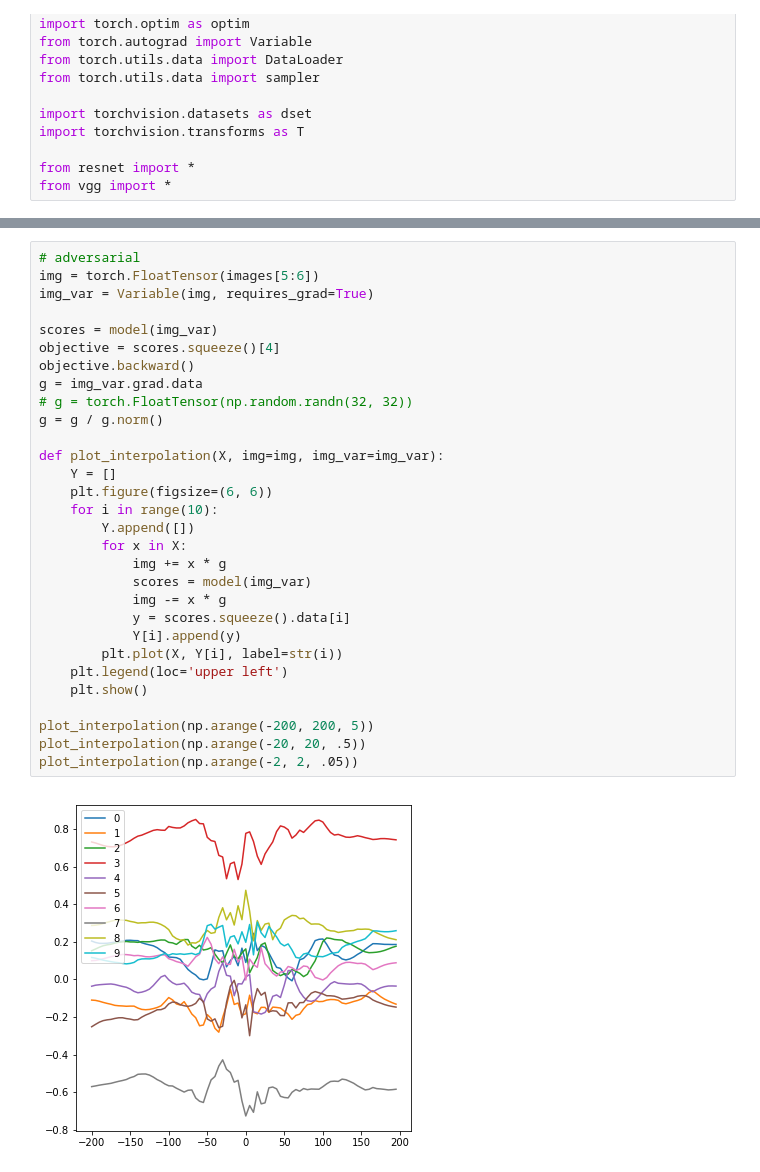
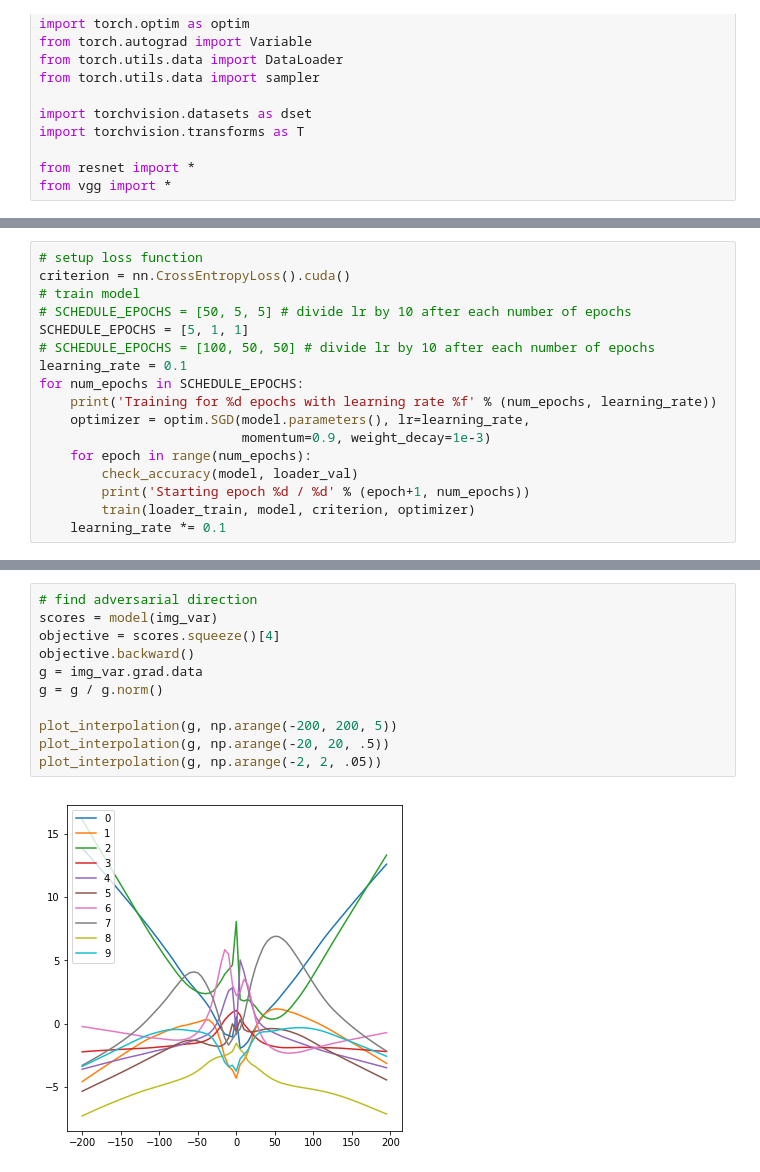
Before and after one commit to KellerJordan/Adversarial, a Jupyter notebook: LinearityExperiment.ipynb, the cells around one changed output, grey strips where cells are left out. Saved outputs shown, nothing was run; the diff lists cells and outputs as text.

```diff
--- a/LinearityExperiment.ipynb
+++ b/LinearityExperiment.ipynb
@@ -41,0 +171,17 @@ print(param_count)
+# %%
+# setup loss function
+criterion = nn.CrossEntropyLoss().cuda()
+# train model
+# SCHEDULE_EPOCHS = [50, 5, 5] # divide lr by 10 after each number of epochs
+SCHEDULE_EPOCHS = [5, 1, 1]
+# SCHEDULE_EPOCHS = [100, 50, 50] # divide lr by 10 after each number of epochs
+learning_rate = 0.1
+for num_epochs in SCHEDULE_EPOCHS:
+    print('Training for %d epochs with learning rate %f' % (num_epochs, learning_rate))
+    optimizer = optim.SGD(model.parameters(), lr=learning_rate,
+                          momentum=0.9, weight_decay=1e-3)
+    for epoch in range(num_epochs):
+        check_accuracy(model, loader_val)
+        print('Starting epoch %d / %d' % (epoch+1, num_epochs))
+        train(loader_train, model, criterion, optimizer)
+    learning_rate *= 0.1
@@ -76,32 +265,13 @@ plot_interpolation(np.arange(-2, 2, .05))
 # %%
-# adversarial
-img = torch.FloatTensor(images[5:6])
-img_var = Variable(img, requires_grad=True)
-
+# find adversarial direction
 scores = model(img_var)
 objective = scores.squeeze()[4]
 objective.backward()
 g = img_var.grad.data
-# g = torch.FloatTensor(np.random.randn(32, 32))
 g = g / g.norm()
 
-def plot_interpolation(X, img=img, img_var=img_var):
-    Y = []
-    plt.figure(figsize=(6, 6))
-    for i in range(10):
-        Y.append([])
-        for x in X:
-            img += x * g
-            scores = model(img_var)
-            img -= x * g
-            y = scores.squeeze().data[i]
-            Y[i].append(y)
-        plt.plot(X, Y[i], label=str(i))
-    plt.legend(loc='upper left')
-    plt.show()
-
-plot_interpolation(np.arange(-200, 200, 5))
-plot_interpolation(np.arange(-20, 20, .5))
-plot_interpolation(np.arange(-2, 2, .05))
+plot_interpolation(g, np.arange(-200, 200, 5))
+plot_interpolation(g, np.arange(-20, 20, .5))
+plot_interpolation(g, np.arange(-2, 2, .05))
 # %% [output]
-[figure, old version]
+[figure, new version]
```
Also changed, not shown: parts of 19 cells of this notebook, 2 other files.
